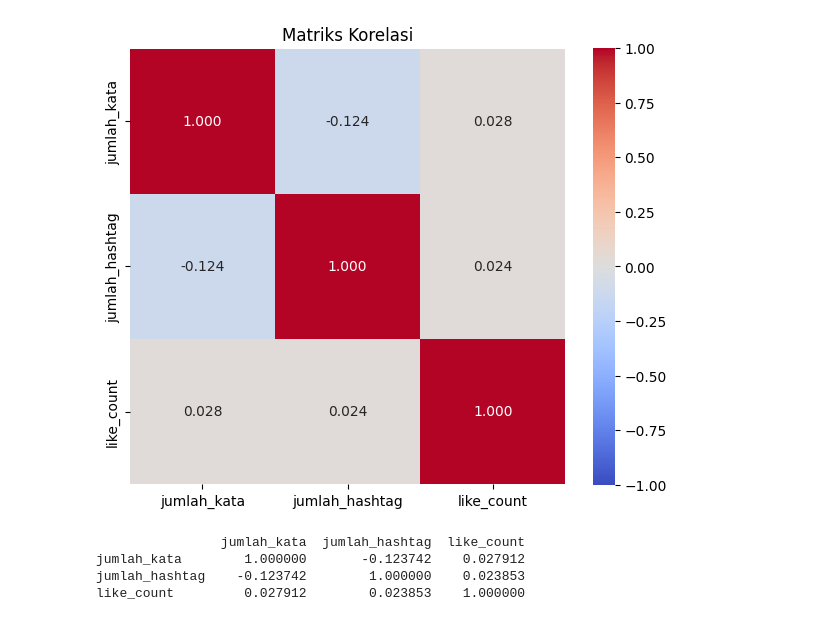
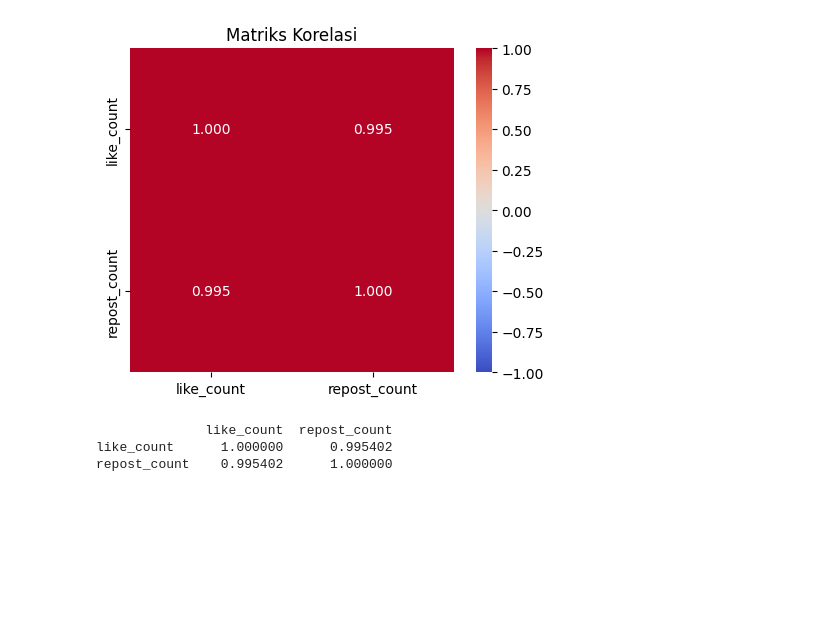
Before and after one commit to szuuuperr/ApplicationWeb-TimnasDataAnalysis, a Jupyter notebook: notebooks/03_regresi_timnas.ipynb, the cells around one changed output. Drawn from its saved outputs; the diff is of its cells as text; code cells hidden in the pictures; blank space fills up the shorter version.

```diff
--- a/notebooks/03_regresi_timnas.ipynb
+++ b/notebooks/03_regresi_timnas.ipynb
@@ -63,0 +17,6 @@ Total baris setelah filter like_count: 635
+# %%
+x_col = 'like_count'    # Variabel Bebas (X)
+y_col = 'repost_count'  # Variabel Terikat (Y)
+
+print("\nVariabel Bebas (X):", x_col)
+print("Variabel Terikat (Y):", y_col)
@@ -63,0 +26,12 @@ Total baris setelah filter like_count: 635
+# %%
+# 3. Pembersihan Data (Missing Value & Validasi Tipe Data)
+print(f"Jumlah {x_col} kosong:", data[x_col].isna().sum())
+print(f"Jumlah {y_col} kosong:", data[y_col].isna().sum())
+
+data = data.dropna(subset=[x_col, y_col])
+data[x_col] = pd.to_numeric(data[x_col], errors='coerce')
+data[y_col] = pd.to_numeric(data[y_col], errors='coerce')
+data = data.dropna(subset=[x_col, y_col])
+data = data.reset_index(drop=True)
+
+print("Total baris setelah filter:", len(data))
@@ -92,22 +57,14 @@ plt.show()
 # %%
-#m korelasi, lihat kekuatan dan arah hubungan antar variabel
-# Nilai -1 s/d 1:
-#   mendekati 1  > korelasi positif kuat
-#   mendekati -1 > korelasi negatif kuat
-#   mendekati 0  > tidak ada hubungan linear
-plt.figure(figsize=(6, 5))
-corr = data[['jumlah_kata', 'jumlah_hashtag', 'like_count']].corr()
-
-sns.heatmap(corr, annot=True, cmap='coolwarm', fmt='.3f',
-            vmin=-1, vmax=1, square=True)
+# Matriks Korelasi
+plt.figure(figsize=(5, 4))
+corr = data[[x_col, y_col]].corr()
+sns.heatmap(corr, annot=True, cmap='coolwarm', fmt='.3f', vmin=-1, vmax=1, square=True)
 plt.title('Matriks Korelasi')
 plt.tight_layout()
 plt.show()
-
 print(corr)
 # %% [output]
-[figure, old version]
+[figure, new version]
-                jumlah_kata  jumlah_hashtag  like_count
-jumlah_kata        1.000000       -0.123742    0.027912
-jumlah_hashtag    -0.123742        1.000000    0.023853
-like_count         0.027912        0.023853    1.000000
+              like_count  repost_count
+like_count      1.000000      0.995402
+repost_count    0.995402      1.000000
```
Also changed, not shown: parts of 16 cells of this notebook.
